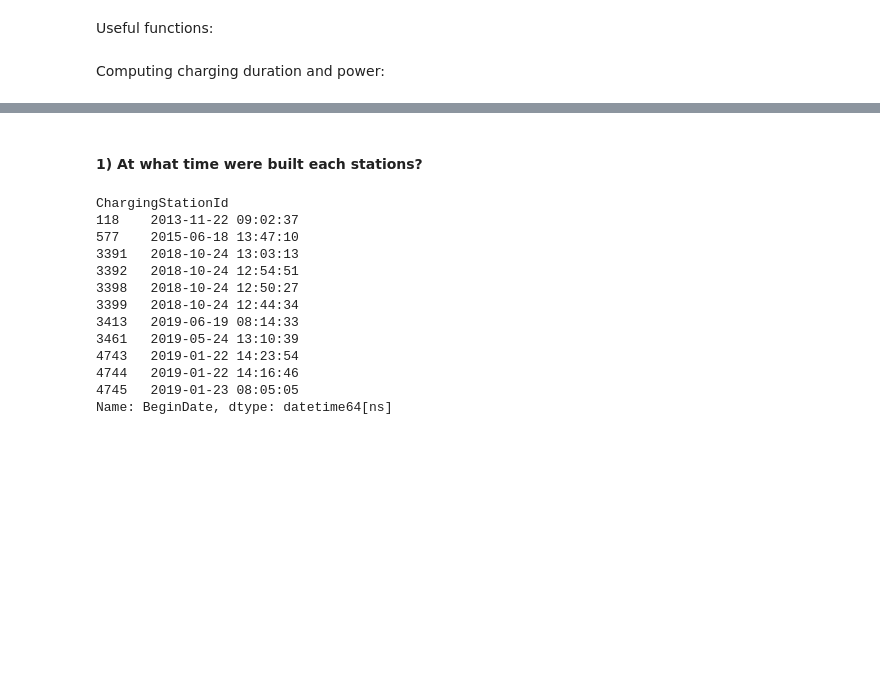
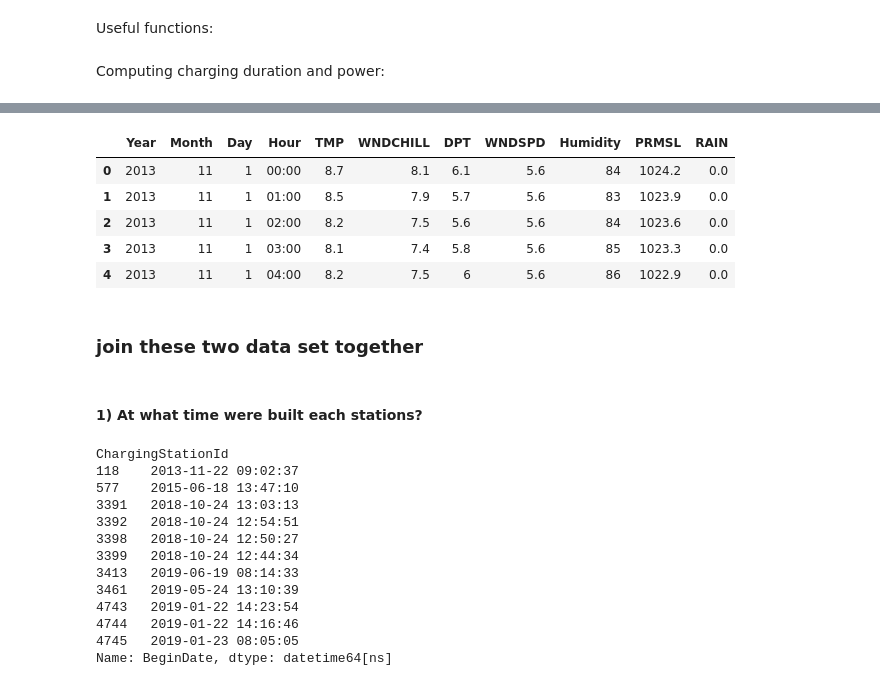
Before and after one commit to AdrienLegrain/CS_greenMotion, a Jupyter notebook: CS_greenMotion.ipynb, the cells around one changed output, grey strips where cells are left out. Drawn from its saved outputs; the diff is of its cells as text; code cells hidden in the pictures; blank space fills up the shorter version.

```diff
--- a/CS_greenMotion.ipynb
+++ b/CS_greenMotion.ipynb
@@ -65,3 +98,14 @@ cs_df_clean = cs_df[cs_df.Power < 30000] # removing outliers (P>30kW...)
+# %%
+cs_weather.head()
+# %% [output]
+|  | Year | Month | Day | Hour | TMP | WNDCHILL | DPT | WNDSPD | Humidity | PRMSL | RAIN |
+| 0 | 2013 | 11 | 1 | 00:00 | 8.7 | 8.1 | 6.1 | 5.6 | 84 | 1024.2 | 0.0 |
+| 1 | 2013 | 11 | 1 | 01:00 | 8.5 | 7.9 | 5.7 | 5.6 | 83 | 1023.9 | 0.0 |
+| 2 | 2013 | 11 | 1 | 02:00 | 8.2 | 7.5 | 5.6 | 5.6 | 84 | 1023.6 | 0.0 |
+| 3 | 2013 | 11 | 1 | 03:00 | 8.1 | 7.4 | 5.8 | 5.6 | 85 | 1023.3 | 0.0 |
+| 4 | 2013 | 11 | 1 | 04:00 | 8.2 | 7.5 | 6 | 5.6 | 86 | 1022.9 | 0.0 |
+# %% [markdown]
+###  join these two data set together
 # %% [markdown]
 #### 1) At what time were built each stations?
 # %%
```
Also changed, not shown: parts of 19 cells of this notebook.
